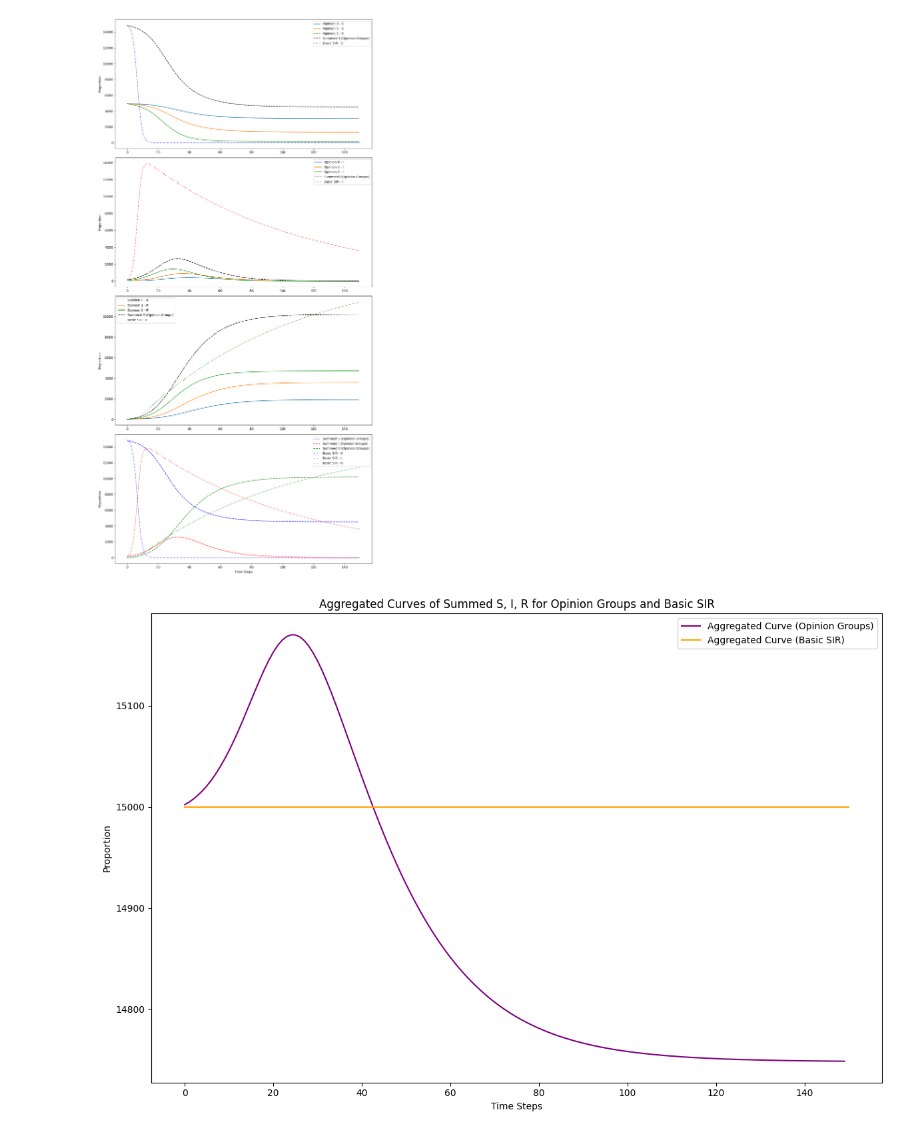
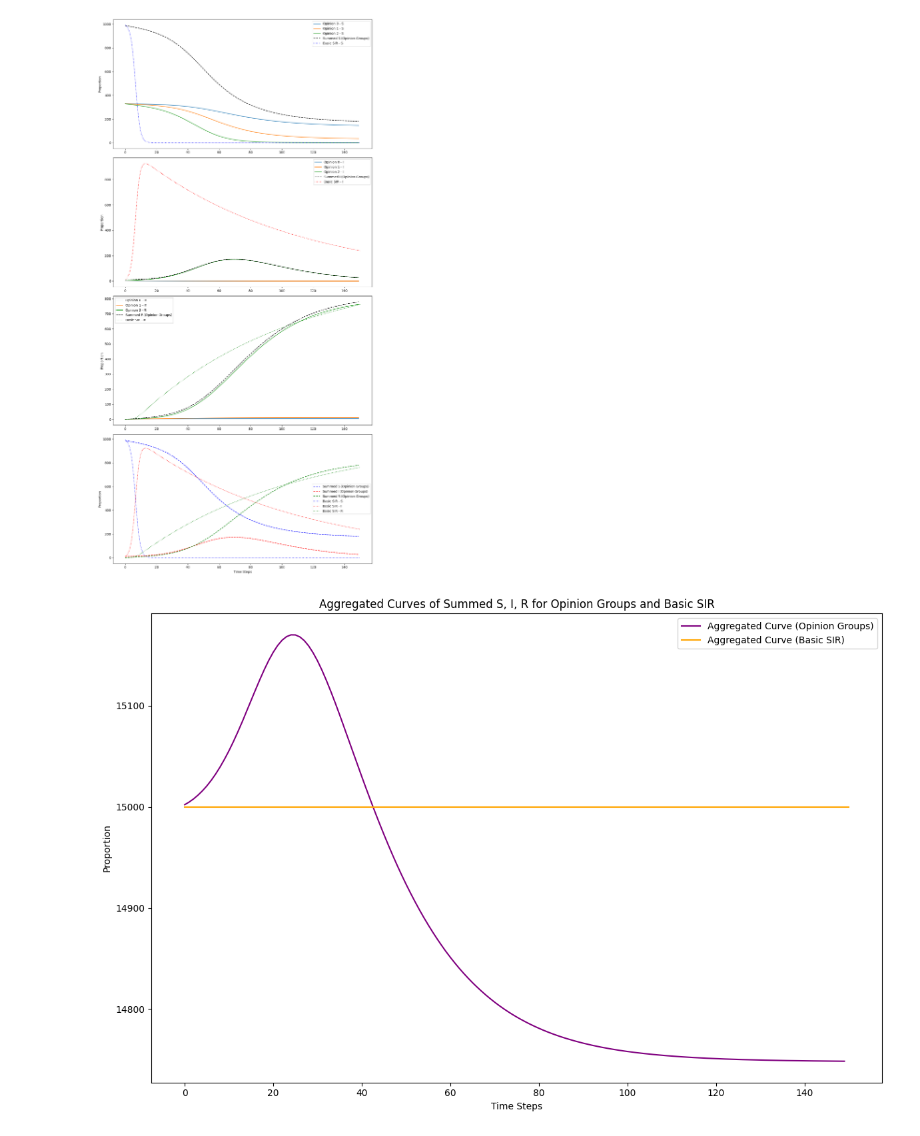
Before and after one commit to mohdkashifansari/Influence_of_Opinion_Dynamics_on_Disease_Spread, a Jupyter notebook: SIR Model and Opinion dynamics SIR Model.ipynb, the cells around one changed output. Saved outputs shown, nothing was run; the diff lists cells and outputs as text; code cells hidden in the pictures.

Commit message:
Optimize SIR Model and Opinion dynamics notebook with improved beta and gamma values

```diff
--- a/SIR Model and Opinion dynamics SIR Model.ipynb
+++ b/SIR Model and Opinion dynamics SIR Model.ipynb
@@ -5,7 +5,7 @@ import matplotlib.pyplot as plt
 from scipy.integrate import odeint
 
 # Basic SIR model parameters and initial values
-N = 15000
+N = 1000
 int_I = 0.01 * N
 int_R = 0
 int_S = N - int_I - int_R  # S_0 is starting susceptible
@@ -47,7 +47,7 @@ def dS(t, y, row, O, beta, N, n):
     return -pi(O, n) * beta * row[f'P_S_{O}'] * sum(row[f'P_I_{j}'] for j in range(n + 1)) / N
 
 def dI(t, y, row, O, beta, gamma, N, n):
-    return pi(O, n) * beta * row[f'P_S_{O}'] * sum(row[f'P_I_{j}'] for j in range(n + 1)) / N - (3 * n) * gamma * row[f'P_I_{O}']
+    return pi(O, n) * beta * row[f'P_I_{O}'] * sum(row[f'P_S_{j}'] for j in range(n + 1)) / (3*N) - (3 * n) * gamma * row[f'P_I_{O}']
 
 def dR(t, y, row, O, gamma, n):
     return (3 * n) * gamma * row[f'P_I_{O}']
@@ -127,34 +127,34 @@ def plot_simulation_2d(data, basic_S, basic_I, basic_R, RunTime, n):
     # Plot basic SIR model results
     axes[0].plot(RunTime, basic_S, label='Basic SIR - S', color='blue', linestyle=':')
     axes[1].plot(RunTime, basic_I, label='Basic SIR - I', color='red', linestyle=':')
     axes[2].plot(RunTime, basic_R, label='Basic SIR - R', color='green', linestyle=':')
 
     # Set labels and legend for individual plots
     for i in range(3):
         axes[i].set_ylabel('Proportion')
         axes[i].legend()
 
     # Plot summed SIR proportions separately
     axes[3].plot(data.index, summed_S, label='Summed S (Opinion Groups)', color='blue', linestyle='--')
     axes[3].plot(data.index, summed_I, label='Summed I (Opinion Groups)', color='red', linestyle='--')
     axes[3].plot(data.index, summed_R, label='Summed R (Opinion Groups)', color='green', linestyle='--')
     axes[3].plot(RunTime, basic_S, label='Basic SIR - S', color='blue', linestyle=':')
     axes[3].plot(RunTime, basic_I, label='Basic SIR - I', color='red', linestyle=':')
     axes[3].plot(RunTime, basic_R, label='Basic SIR - R', color='green', linestyle=':')
     axes[3].set_xlabel('Time Steps')
     axes[3].set_ylabel('Proportion')
     axes[3].legend()
 
     plt.tight_layout()
     plt.show()
 
 # Run the opinion groups SIR model simulation
 data = run_simulation(initial_values, beta, gamma, MaxTime, N, n)
 
 # Plot the results for both the basic SIR model and the opinion groups SIR model
 plot_simulation_2d(data, basic_S, basic_I, basic_R, RunTime, n)
 # %% [output]
-[figure, old version]
+[figure, new version]
 # %%
 def plot_aggregated_simulation(data, basic_S, basic_I, basic_R, RunTime, n):
     # Summed proportions for opinion groups SIR
```
Also changed, not shown: parts of 1 cell of this notebook, 3 other files.
